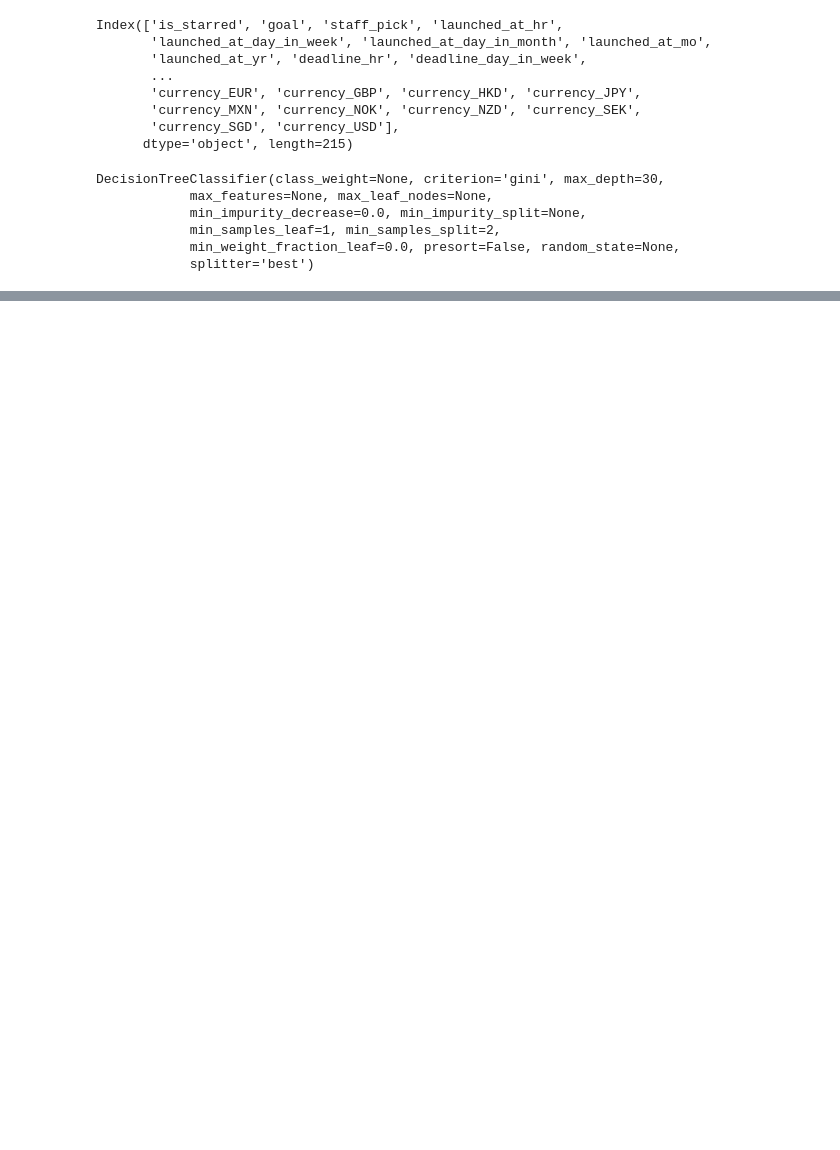
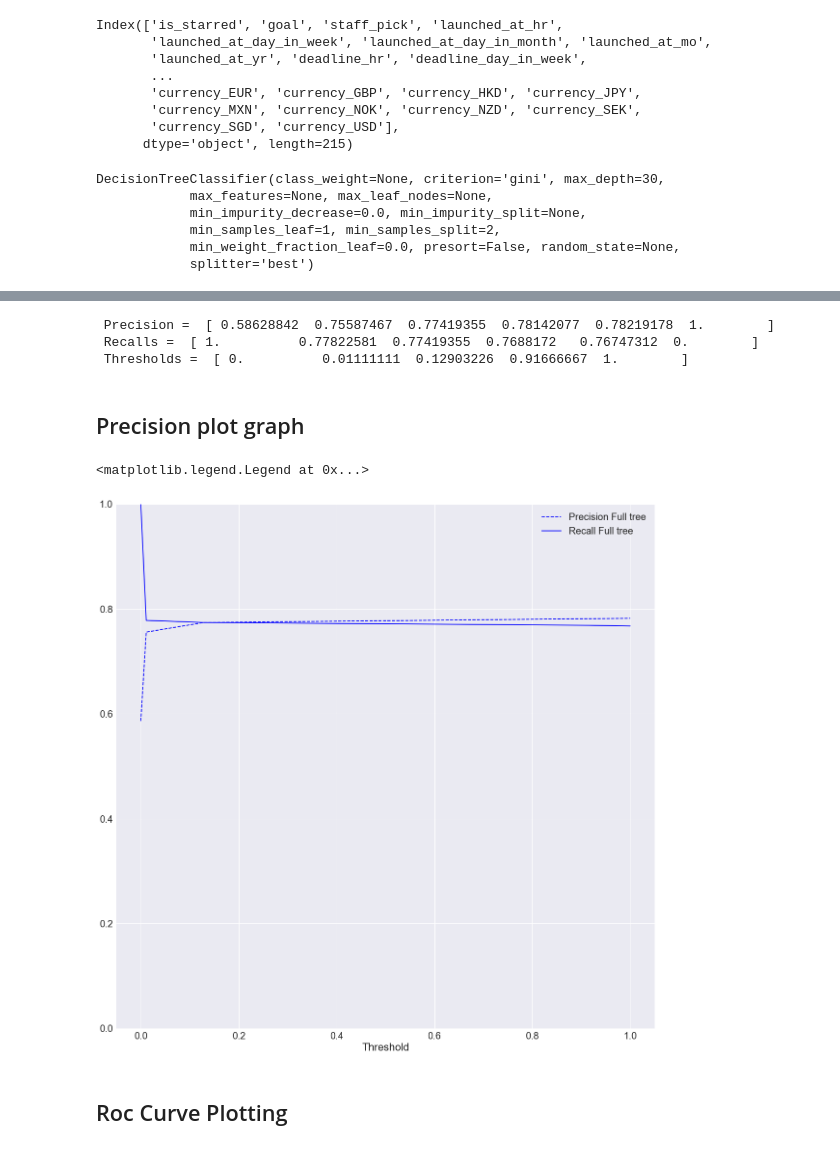
Before and after one commit to etoister/Kickstarter, a Jupyter notebook: Kicker Oracle.ipynb, the cells around one changed output, grey strips where cells are left out. Cells and saved outputs as stored; diff of their text form; code cells hidden in the pictures; blank space fills up the shorter version.

```diff
--- a/Kicker Oracle.ipynb
+++ b/Kicker Oracle.ipynb
@@ -588,10 +581,29 @@ The precision for the test tree is  0.8080449114132674
-# %%
-#small tree- not finished
-Dtree_Params=mod1_params
-train_df, test_df= train_test_split (mod1, test_size = 0.2, random_state=6)
-Y_train = train_df["state_num"]
-X_train = train_df[Dtree_Params]
-Y_test=test_df["state_num"]
-X_test=test_df[Dtree_Params]
-tree_clf = DecisionTreeClassifier (max_depth = 30)
-tree_clf.fit (X_train, Y_train)
+# %%
+Y_test_proba = tree_clf.predict_proba(X_test)
+Y_test_proba[:,1]
+
+from sklearn.metrics import precision_recall_curve
+
+precisions, recalls, thresholds = precision_recall_curve(y_true = Y_test, probas_pred = Y_test_proba[:,1])
+print(" Precision = ", precisions, "\n", "Recalls = ", recalls, "\n", "Thresholds = ", thresholds)
+# %% [output]
+ Precision =  [ 0.58628842  0.75587467  0.77419355  0.78142077  0.78219178  1.        ]
+ Recalls =  [ 1.          0.77822581  0.77419355  0.7688172   0.76747312  0.        ]
+ Thresholds =  [ 0.          0.01111111  0.12903226  0.91666667  1.        ]
+# %% [markdown]
+## Precision plot graph
+# %%
+def plot_precision_recall_vs_threshold (precisions, recalls, thresholds, color = "k", label = None):
+    plt.plot (thresholds, precisions[:-1], color+"--", label="Precision "+label)
+    plt.plot (thresholds, recalls[:-1], color+"-", label="Recall "+label)
+    plt.xlabel("Threshold")
+    plt.legend(loc="upper right")
+    plt.ylim([0,1])
+# %%
+plot_precision_recall_vs_threshold( precisions, recalls, thresholds, color = "b", label="Full tree")
+plt.legend(loc = "best")
+# %% [output]
+<matplotlib.legend.Legend at 0x...>
+[figure, added]
+# %% [markdown]
+## Roc Curve Plotting
```
Also changed, not shown: parts of 60 cells of this notebook.
